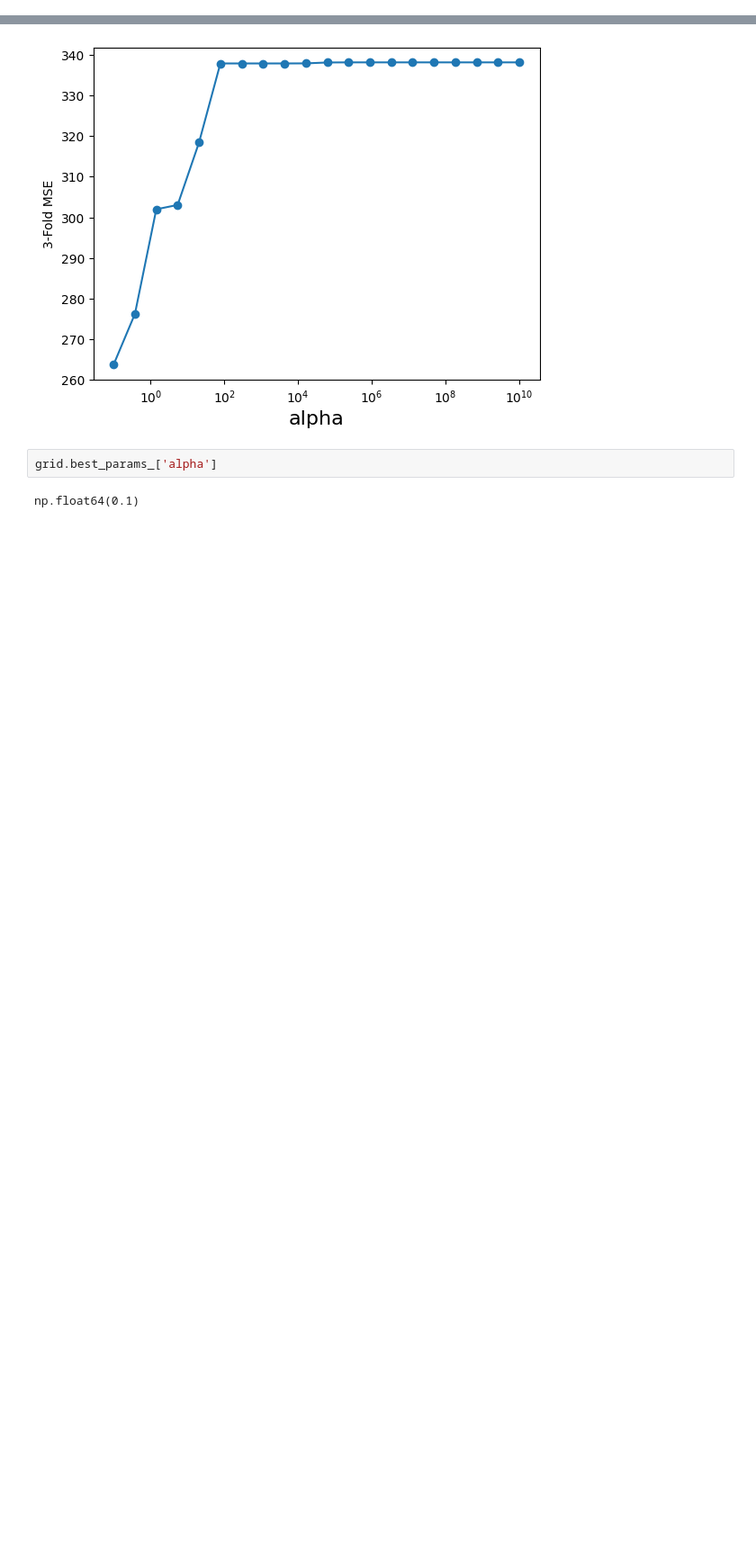
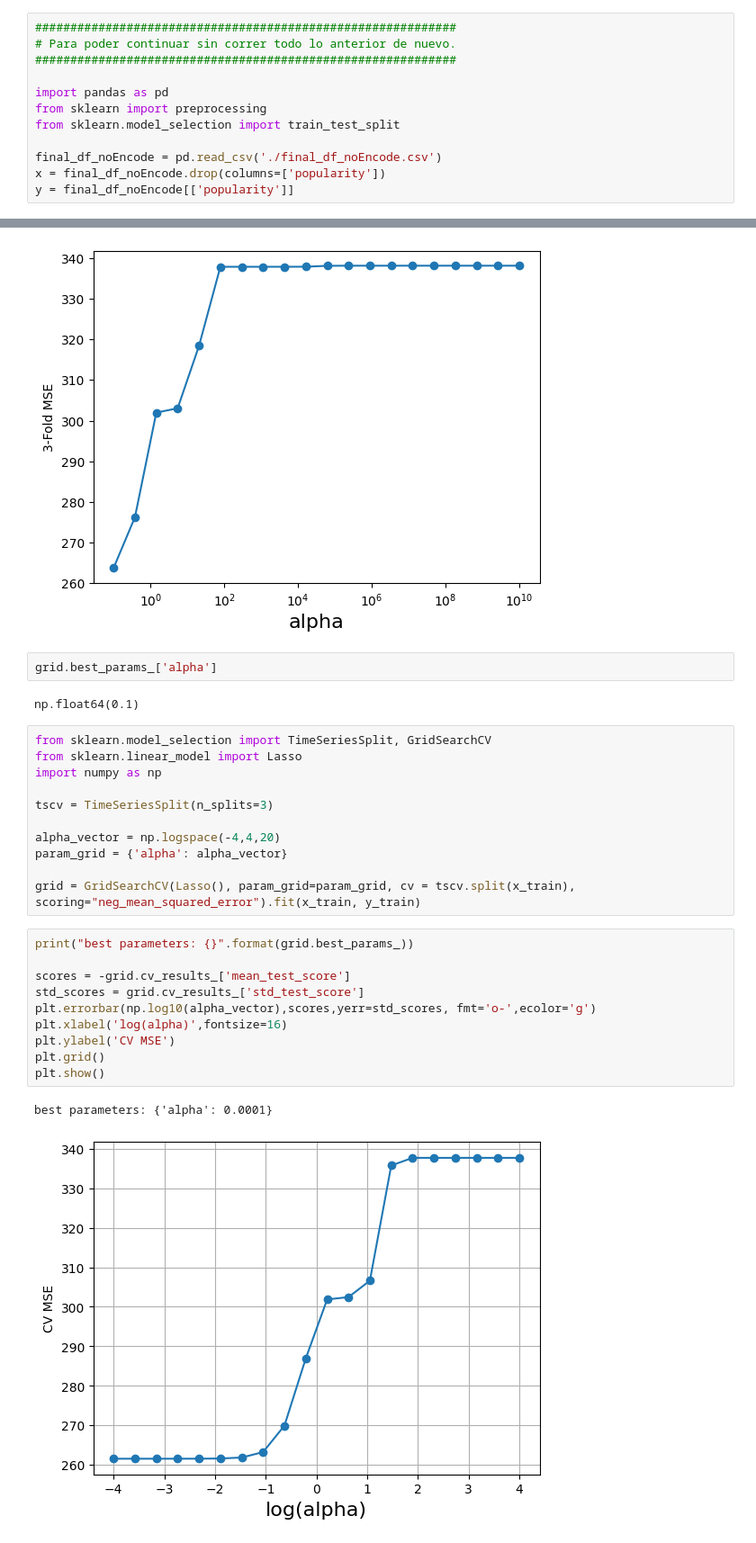
Before and after one commit to algond123/ProyectoFinal_BDML14, a Jupyter notebook: Proyecto_final2.ipynb, the cells around one changed output, grey strips where cells are left out. Shown at 90% size. Cells and saved outputs as stored; diff of their text form; blank space fills up the shorter version.

```diff
--- a/Proyecto_final2.ipynb
+++ b/Proyecto_final2.ipynb
@@ -299,6 +299,18 @@ final_df_noEncode.hist(column='popularity', bins=100)
 # %% [output]
 array([[<Axes: title={'center': 'popularity'}>]], dtype=object)
 [figure]
+# %%
+############################################################
+# Para poder continuar sin correr todo lo anterior de nuevo.
+############################################################
+
+import pandas as pd
+from sklearn import preprocessing
+from sklearn.model_selection import train_test_split
+
+final_df_noEncode = pd.read_csv('./final_df_noEncode.csv')
+x = final_df_noEncode.drop(columns=['popularity'])
+y = final_df_noEncode[['popularity']]
 # %%
 x_train, x_test, y_train, y_test = train_test_split(x , y, test_size=0.2, random_state=42)
 # %%
@@ -343,3 +355,27 @@ best parameters: {'alpha': np.float64(0.1)}
 grid.best_params_['alpha']
 # %% [output]
 np.float64(0.1)
+# %%
+from sklearn.model_selection import TimeSeriesSplit, GridSearchCV
+from sklearn.linear_model import Lasso
+import numpy as np
+
+tscv = TimeSeriesSplit(n_splits=3)
+
+alpha_vector = np.logspace(-4,4,20)
+param_grid = {'alpha': alpha_vector}
+
+grid = GridSearchCV(Lasso(), param_grid=param_grid, cv = tscv.split(x_train), scoring="neg_mean_squared_error").fit(x_train, y_train)
+# %%
+print("best parameters: {}".format(grid.best_params_))
+
+scores = -grid.cv_results_['mean_test_score']
+std_scores = grid.cv_results_['std_test_score']
+plt.errorbar(np.log10(alpha_vector),scores,yerr=std_scores, fmt='o-',ecolor='g')
+plt.xlabel('log(alpha)',fontsize=16)
+plt.ylabel('CV MSE')
+plt.grid()
+plt.show()
+# %% [output]
+best parameters: {'alpha': 0.0001}
+[figure, added]
```
Also changed, not shown: parts of 10 cells of this notebook.
